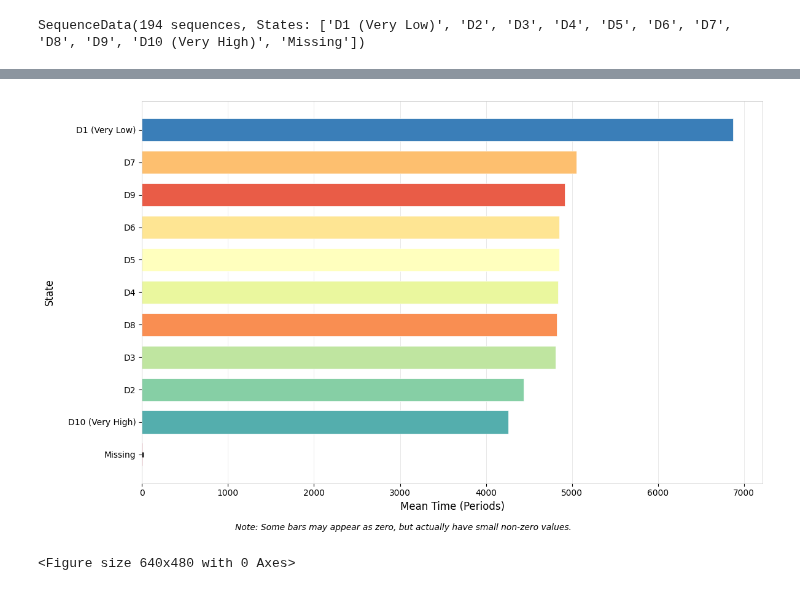
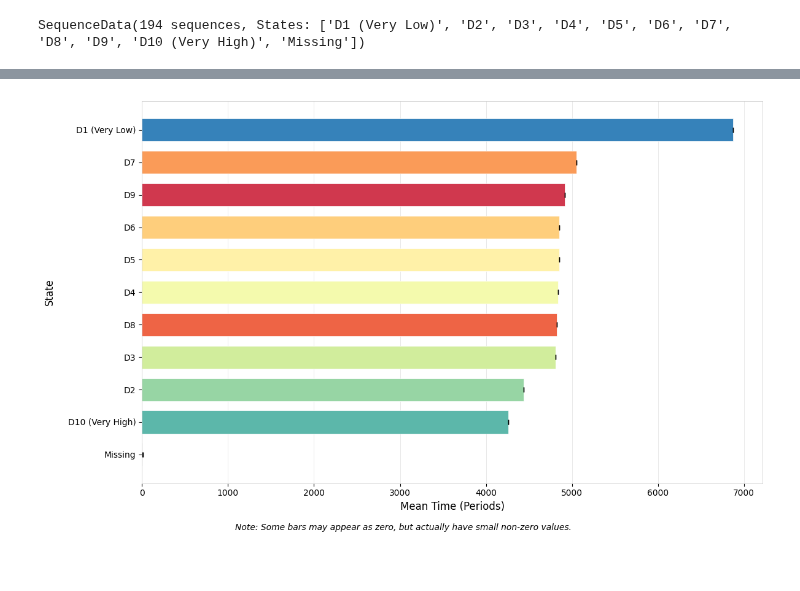
Before and after one commit to sdaza/Sequenzo, a Jupyter notebook: Tutorials/local_global_quintiles/local_deciles.ipynb, the cells around one changed output, grey strips where cells are left out. Cells and saved outputs as stored; diff of their text form; code cells hidden in the pictures.

Commit message:
Resolved issues 1. empty figure <Figure size 640x480 with 0 Axes> 2. mean time plot warning

```diff
--- a/Tutorials/local_global_quintiles/local_deciles.ipynb
+++ b/Tutorials/local_global_quintiles/local_deciles.ipynb
@@ -99,13 +96,4 @@ plot_modal_state(sequence_data)
 # %%
-'''
-Author: Yuqi Liang dawson1900@live.com
-Date: 2025-09-21 18:01:15
-LastEditors: Yuqi Liang dawson1900@live.com
-LastEditTime: 2025-09-21 18:48:02
-FilePath: /Sequenzo-main/Tutorials/local_global_quintiles/local_deciles.ipynb
-Description: 这是默认设置,请设置`customMade`, 打开koroFileHeader查看配置 进行设置: https://github.com/OBKoro1/koro1FileHeader/wiki/%E9%85%8D%E7%BD%AE
-'''
 plot_mean_time(sequence_data)
 # %% [output]
-[figure, old version]
+[figure, new version]
-<Figure size 640x480 with 0 Axes>
```
Also changed, not shown: parts of 4 cells of this notebook, 2 other files.
